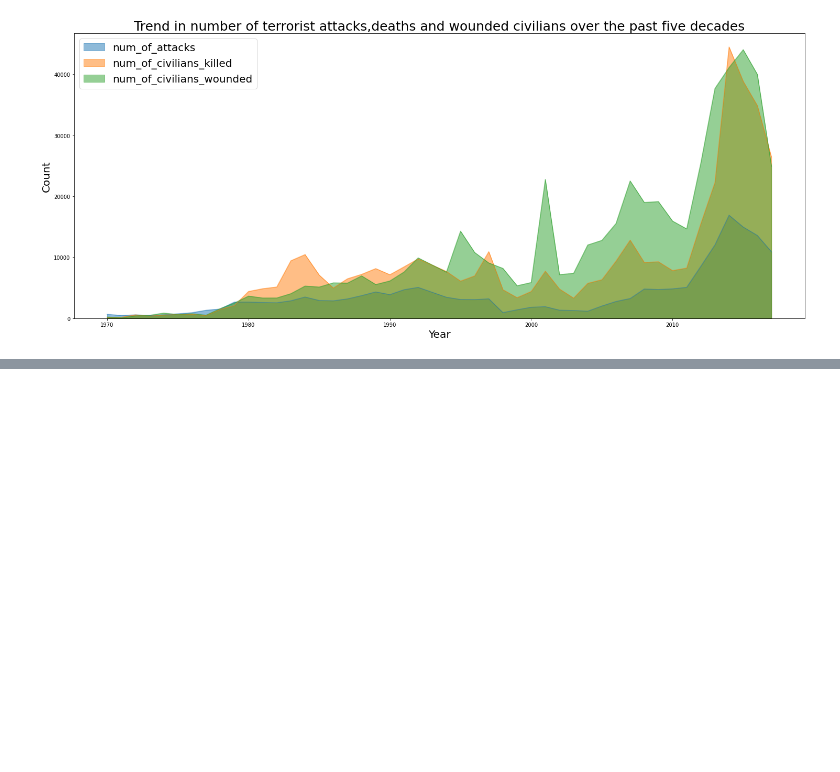
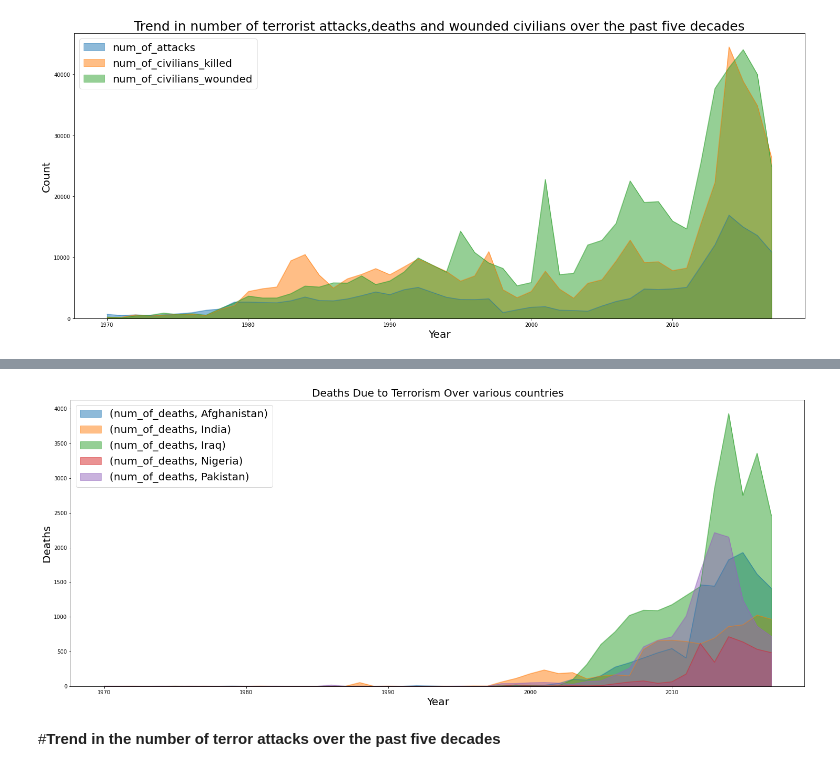
Before and after one commit to manjusreekc/EDA-Global-Terrorism-Analysis, a Jupyter notebook: Global_Terrorism_Analysis_EDA_Capstone_Project.ipynb, the cells around one changed output, grey strips where cells are left out. Cells and saved outputs as stored; diff of their text form; code cells hidden in the pictures; blank space fills up the shorter version.

```diff
--- a/Global_Terrorism_Analysis_EDA_Capstone_Project.ipynb
+++ b/Global_Terrorism_Analysis_EDA_Capstone_Project.ipynb
@@ -558,0 +572,7 @@ plt.show()
+# %%
+deaths = gtd_df[(gtd_df['country_name']== 'Iraq')|(gtd_df['country_name']== 'India')|(gtd_df['country_name']== 'Pakistan')|(gtd_df['country_name']== 'Afghanistan')|(gtd_df['country_name']== 'Nigeria')]
+# %%
+deaths1 = deaths.groupby(['year','country_name']).agg({'nkillus':'count'}).unstack().rename(columns = {'country_name':'country','nkillus':'num_of_deaths'})
+# %%
+deaths1.fillna(0, inplace = True)
+deaths1.head()
@@ -558,0 +588,10 @@ plt.show()
+# %%
+deaths1.plot(kind='area',stacked=False).legend(fontsize=20)
+plt.title('Deaths Due to Terrorism Over various countries',fontsize=20)
+plt.xlabel('Year',fontsize=20)
+plt.ylabel('Deaths',fontsize=20)
+plt.show()
+# %% [output]
+[figure, added]
+# %% [markdown]
+#**Trend in the number of terror attacks over the past five decades**
```
Also changed, not shown: parts of 8 cells of this notebook.
